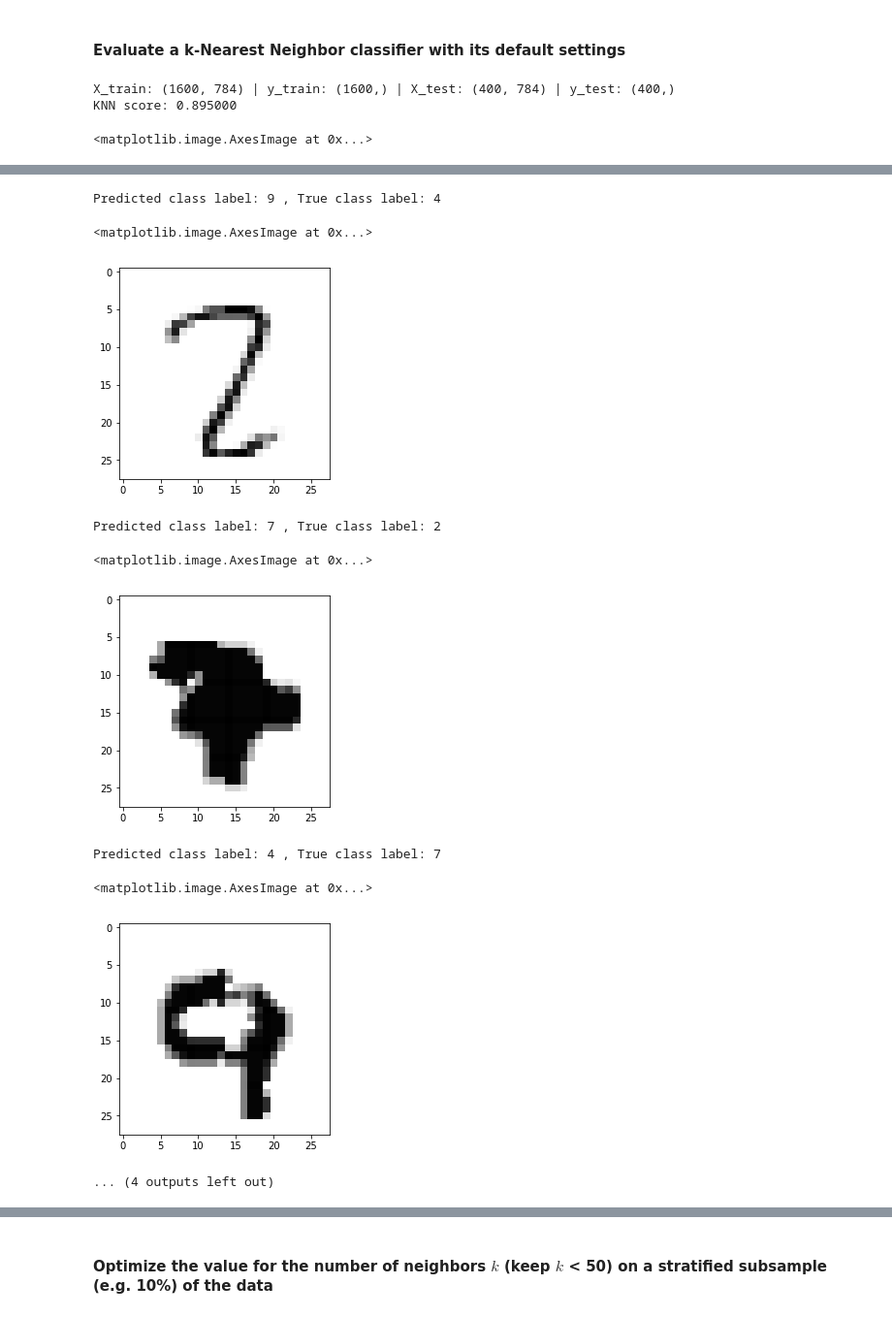
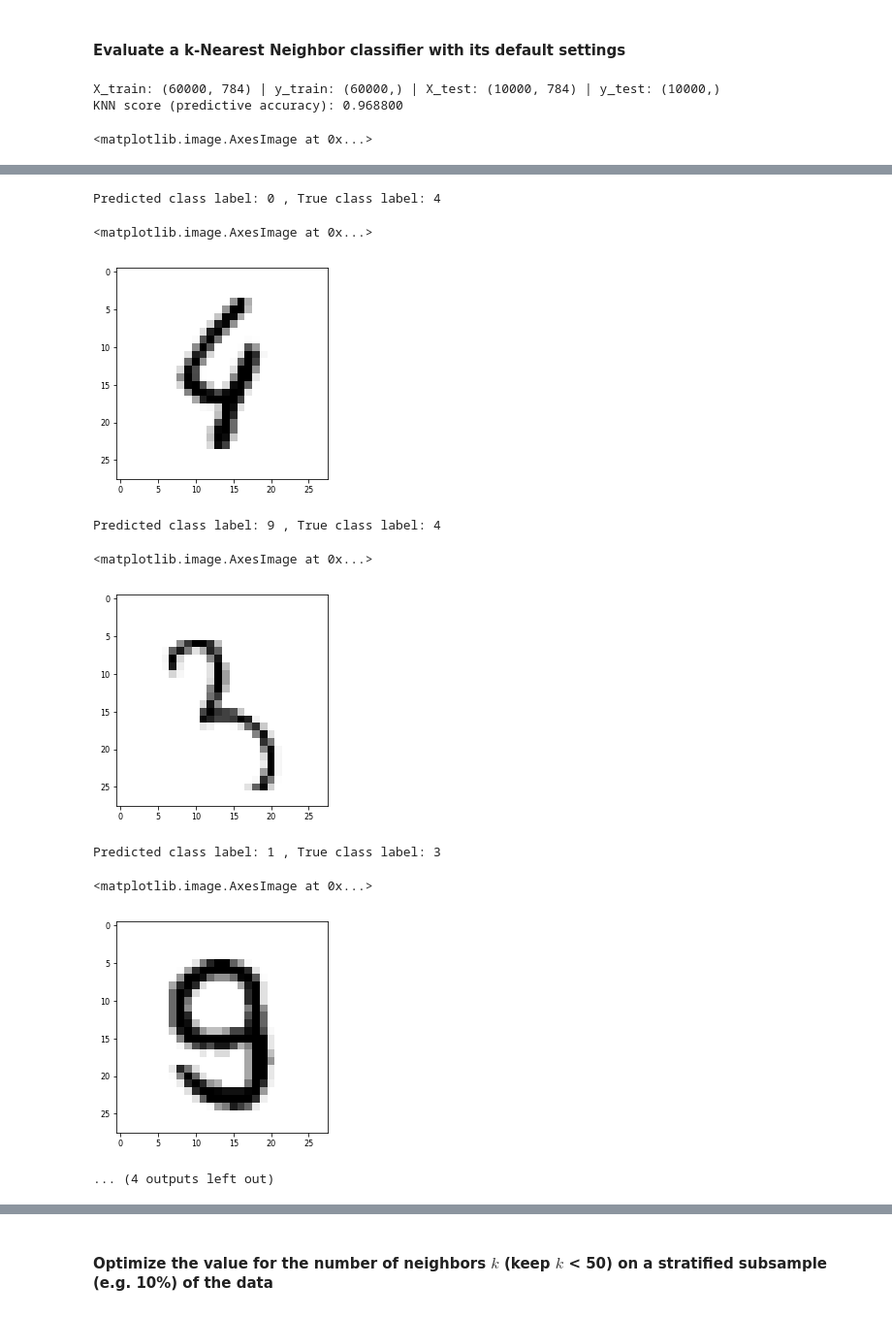
Before and after one commit to surajiyer/Machine-learning, a Jupyter notebook: A1-Iyer-Chen.ipynb, the cells around one changed output, grey strips where cells are left out. Shown at 97% size. Saved outputs shown, nothing was run; the diff lists cells and outputs as text; code cells hidden in the pictures.

```diff
--- a/A1-Iyer-Chen.ipynb
+++ b/A1-Iyer-Chen.ipynb
@@ -16,11 +16,9 @@ oml.config.apikey = '11e82c8d91c5abece86f424369c71590'
 # %%
 mnist_data = oml.datasets.get_dataset(554)  # Download MNIST data
 X, y = mnist_data.get_data(target=mnist_data.default_target_attribute)  # Get the predictors X and the labels y
-# REMOVE THIS LATER
-X, y = X[:2000], y[:2000]
+# X, y = X[:2000], y[:2000]  # TODO: REMOVE THIS LATER
 plt.imshow(X[0].reshape(28, 28), cmap=plt.cm.gray_r)  # Take the first example, reshape to a 28x28 image and plot
 print("Class label:", y[0])  # Print the correct class label
-X[0], y[0]
 # %% [output]
 <matplotlib.image.AxesImage at 0x...>
 Class label: 5
@@ -60,15 +41,18 @@ Note: while prototyping/bugfixing, you can speed up experiments by taking a smal
 # %% [markdown]
 #### Evaluate a k-Nearest Neighbor classifier with its default settings
 # %%
-from sklearn import neighbors
+from sklearn.neighbors import KNeighborsClassifier
+from sklearn.preprocessing import MinMaxScaler
 
-X_train, X_test = np.split(X, [1600])
-y_train, y_test = np.split(y, [1600])
+min_max_scaler = MinMaxScaler()
+X_train, X_test = np.split(X, [60000])
+y_train, y_test = np.split(y, [60000])
+# X_train, X_test = min_max_scaler.fit_transform(X_train), min_max_scaler.fit_transform(X_test)
 print('X_train:', X_train.shape, '| y_train:', y_train.shape, '| X_test:', X_test.shape, '| y_test:', y_test.shape)
 
 # Predictive accuracy
-knn = neighbors.KNeighborsClassifier(n_jobs=-1)
-print('KNN score: %f' % knn.fit(X_train, y_train).score(X_test, y_test))
+knn = KNeighborsClassifier(n_jobs=-1)
+print('KNN score (predictive accuracy): %f' % knn.fit(X_train, y_train).score(X_test, y_test))
 
 # Finding a few misclassifications
 X_misc = [(X_test[i], y, y_test[i]) for i, y in enumerate(knn.predict(X_test)) if y != y_test[i]]
@@ -77,6 +61,6 @@ for x, y_pred, y_true in X_misc[:5]:
     plt.show()
     print("Predicted class label:", y_pred, ", True class label:", y_true)
 # %% [output]
-X_train: (1600, 784) | y_train: (1600,) | X_test: (400, 784) | y_test: (400,)
-KNN score: 0.895000
+X_train: (60000, 784) | y_train: (60000,) | X_test: (10000, 784) | y_test: (10000,)
+KNN score (predictive accuracy): 0.968800
 <matplotlib.image.AxesImage at 0x...>
@@ -84,10 +68,10 @@ KNN score: 0.895000
-Predicted class label: 9 , True class label: 4
+Predicted class label: 0 , True class label: 4
 <matplotlib.image.AxesImage at 0x...>
-[figure, old version]
+[figure, new version]
-Predicted class label: 7 , True class label: 2
+Predicted class label: 9 , True class label: 4
 <matplotlib.image.AxesImage at 0x...>
-[figure, old version]
+[figure, new version]
-Predicted class label: 4 , True class label: 7
+Predicted class label: 1 , True class label: 3
 <matplotlib.image.AxesImage at 0x...>
-[figure, old version]
+[figure, new version]
 ... (4 outputs left out)
```
Also changed, not shown: parts of 29 cells of this notebook.
